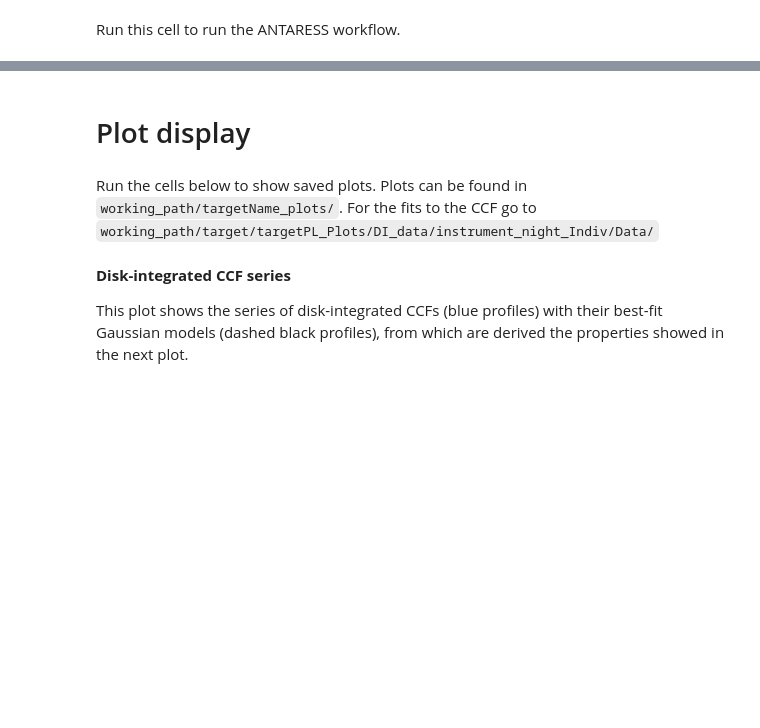
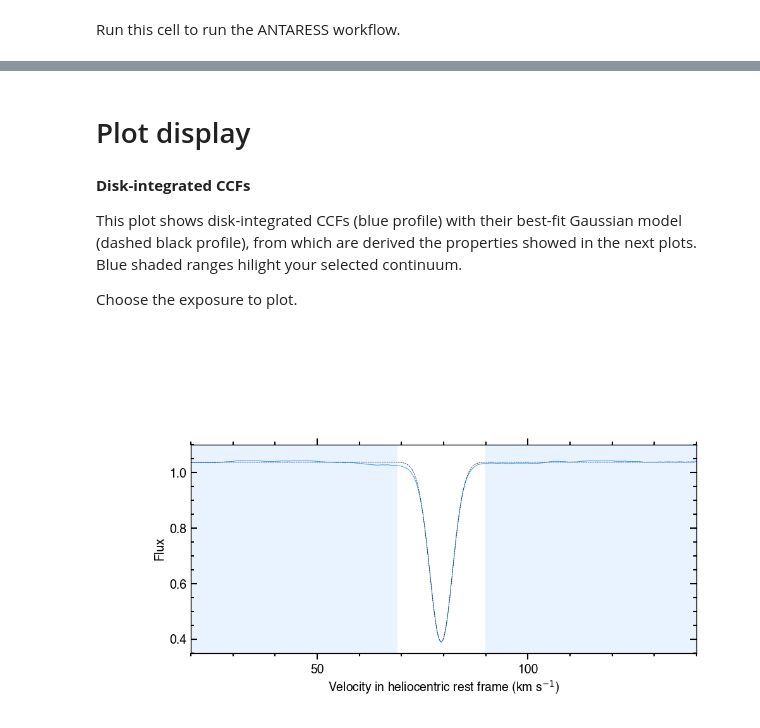
Before and after one commit to wangxianyu7/ANTARESS, a Jupyter notebook: Notebooks/ANTARESS_nbook_detrending.ipynb, the cells around one changed output, grey strips where cells are left out. Cells and saved outputs as stored; diff of their text form; code cells hidden in the pictures; blank space fills up the shorter version.

```diff
--- a/Notebooks/ANTARESS_nbook_detrending.ipynb
+++ b/Notebooks/ANTARESS_nbook_detrending.ipynb
@@ -82,12 +75,11 @@ Identify any trends usinc the cell [Trend characterisation](#fit_prop), and find
 # %%
 input_nbook['DI_trend'].update({
-    'pol_deg' : 0.,
-    'x_var'   : 'phase',
+    'FWHM': {'deg' : 0.,'coord' : 'snr'},
+    'contrast':{'deg' : 0.,'coord' : 'snr'},
+    'rv_res':   {'deg' : 0.,'coord' : 'phaseTOI421c'},
 })
 
-ANTARESS_nbook_bground.fit_prop(input_nbook, plot=False)
-
-input_nbook['settings']['plot_dic']['porp_DI'] = 'png'
+ANTARESS_nbook_bground.ana_jointprop(input_nbook,'DI')
 # %% [markdown]
 **Systemic velocity**
 
@@ -97,5 +90,5 @@ input_nbook['settings']['plot_dic']['porp_DI'] = 'png'
 # %%
-input_nbook['par']['gamma'] = 0.
+input_nbook['par']['gamma'] = 79.403893
 ANTARESS_nbook_bground.set_sysvel(input_nbook)
 # %% [markdown]
 **Plotting disk-integrated line properties**
@@ -104,3 +100,8 @@ Run this cell to plot the time-series of properties derived from the fits to dis
 # %%
+input_nbook['par']['y_range'] = {
+    'rv_res':      None, #[-4.,4.],
+    'contrast':    None, #[0.4,0.9],
+    'FWHM':        None, #[0.,6.]
+}
 ANTARESS_nbook_bground.plot_prop(input_nbook,'DI')
 # %% [markdown]
@@ -113,16 +133,22 @@ ANTARESS_launcher(working_path=input_nbook['working_path'], nbook_dic = input_nb
 # %% [markdown]
+<a id='Plot_display'></a>
 # Plot display
 # %%
 from IPython.display import Image,display
 from IPython.core.display import HTML
-# %% [markdown]
-Run the cells below to show saved plots. Plots can be found in `working_path/targetName_plots/`. For the fits to the CCF go to `working_path/target/targetPL_Plots/DI_data/instrument_night_Indiv/Data/`
 # %% [markdown]
-**Disk-integrated CCF series**
+**Disk-integrated CCFs**
 
-This plot shows the series of disk-integrated CCFs (blue profiles) with their best-fit Gaussian models (dashed black profiles), from which are derived the properties showed in the next plot.
+This plot shows disk-integrated CCFs (blue profile) with their best-fit Gaussian model (dashed black profile), from which are derived the properties showed in the next plots. Blue shaded ranges hilight your selected continuum.
+
+Choose the exposure to plot.
+# %%
+iexp2plot = 5
 # %%
-Image(filename = input_nbook['plot_path']+'DI_data/'+input_nbook['par']['instrument']+'_'+input_nbook['par']['night']+'_Indiv/Data/CCF/phase.gif')
+path = ANTARESS_nbook_bground.find_exp(iexp2plot, input_nbook['plot_path']+'DI_data/'+input_nbook['par']['instrument']+'_'+input_nbook['par']['night']+'_Indiv/Data/'+input_nbook['par']['type']+'/')
+if path is not None:display(Image(filename = path))
+# %% [output]
+[figure, added]
 # %% [markdown]
 **Disk-integrated line properties**
 
```
Also changed, not shown: parts of 21 cells of this notebook, 10 other files.
